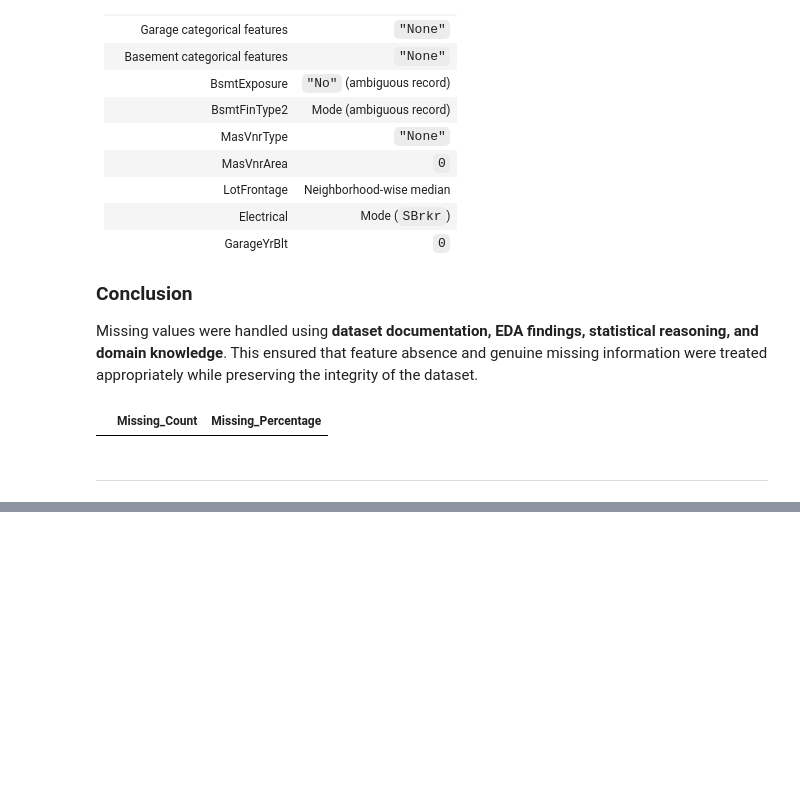
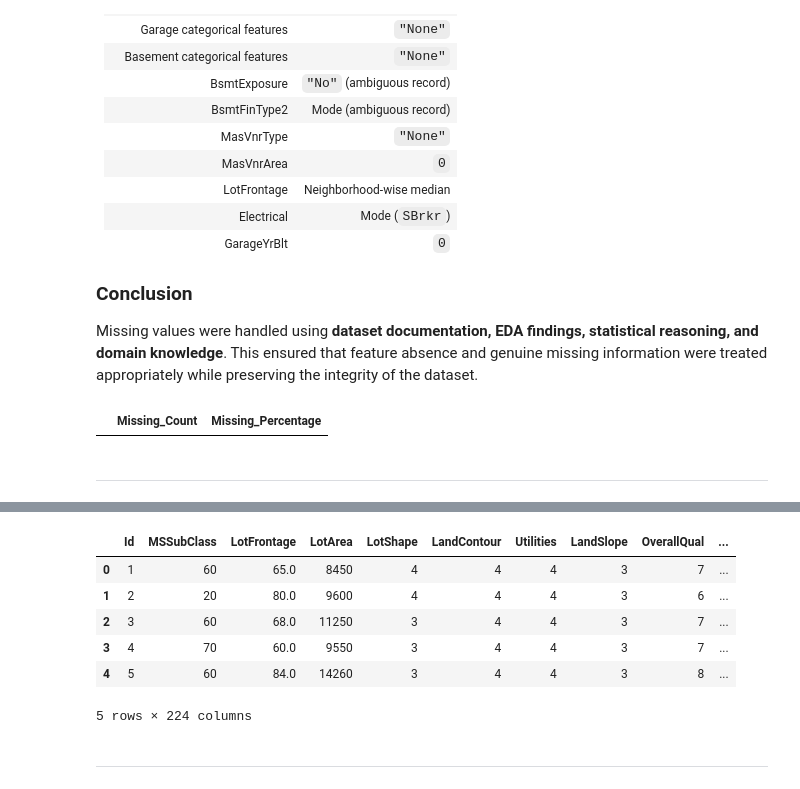
Before and after one commit to Hoshang-Warfade/House-Price-Predictor, a Jupyter notebook: notebooks/04_Preprocessing.ipynb, the cells around one changed output, grey strips where cells are left out. Drawn from its saved outputs; the diff is of its cells as text; code cells hidden in the pictures; blank space fills up the shorter version.

Commit message:
Feature Encoding

```diff
--- a/notebooks/04_Preprocessing.ipynb
+++ b/notebooks/04_Preprocessing.ipynb
@@ -551,0 +671,6 @@ verification[verification["Missing_Count"] > 0]
+# %%
+# Remaining categorical features are nominal
+nominal_features = [
+    feature for feature in categorical_features
+    if feature not in ordinal_features
+]
@@ -551,0 +799,14 @@ verification[verification["Missing_Count"] > 0]
+# %%
+# Basement Exposure Mapping
+bsmt_exposure_map = {
+    "No": 1,
+    "Mn": 2,
+    "Av": 3,
+    "Gd": 4
+}
+
+df["BsmtExposure"] = (
+    df["BsmtExposure"]
+    .replace("None", 0)
+    .replace(bsmt_exposure_map)
+)
@@ -551,0 +1014,6 @@ verification[verification["Missing_Count"] > 0]
+# %%
+#create encoder
+ohe = OneHotEncoder(
+    handle_unknown="ignore",
+    sparse_output=False
+)
@@ -551,0 +1059,29 @@ verification[verification["Missing_Count"] > 0]
+# %%
+# Apply One-Hot Encoding
+encoded_array = ohe.fit_transform(df[nominal_features])
+
+# Convert encoded array into a DataFrame
+encoded_df = pd.DataFrame(
+    encoded_array,
+    columns=ohe.get_feature_names_out(nominal_features),
+    index=df.index
+)
+
+# Remove original nominal features
+df = df.drop(columns=nominal_features)
+
+# Add encoded features to the dataset
+df = pd.concat([df, encoded_df], axis=1)
+
+# Display first few rows
+df.head()
+# %% [output]
+|  | Id | MSSubClass | LotFrontage | LotArea | LotShape | LandContour | Utilities | LandSlope | OverallQual | ... |
+| 0 | 1 | 60 | 65.0 | 8450 | 4 | 4 | 4 | 3 | 7 | ... |
+| 1 | 2 | 20 | 80.0 | 9600 | 4 | 4 | 4 | 3 | 6 | ... |
+| 2 | 3 | 60 | 68.0 | 11250 | 3 | 4 | 4 | 3 | 7 | ... |
+| 3 | 4 | 70 | 60.0 | 9550 | 3 | 4 | 4 | 3 | 7 | ... |
+| 4 | 5 | 60 | 84.0 | 14260 | 3 | 4 | 4 | 3 | 8 | ... |
+5 rows × 224 columns
+# %% [markdown]
+----
```
Also changed, not shown: parts of 25 cells of this notebook.
